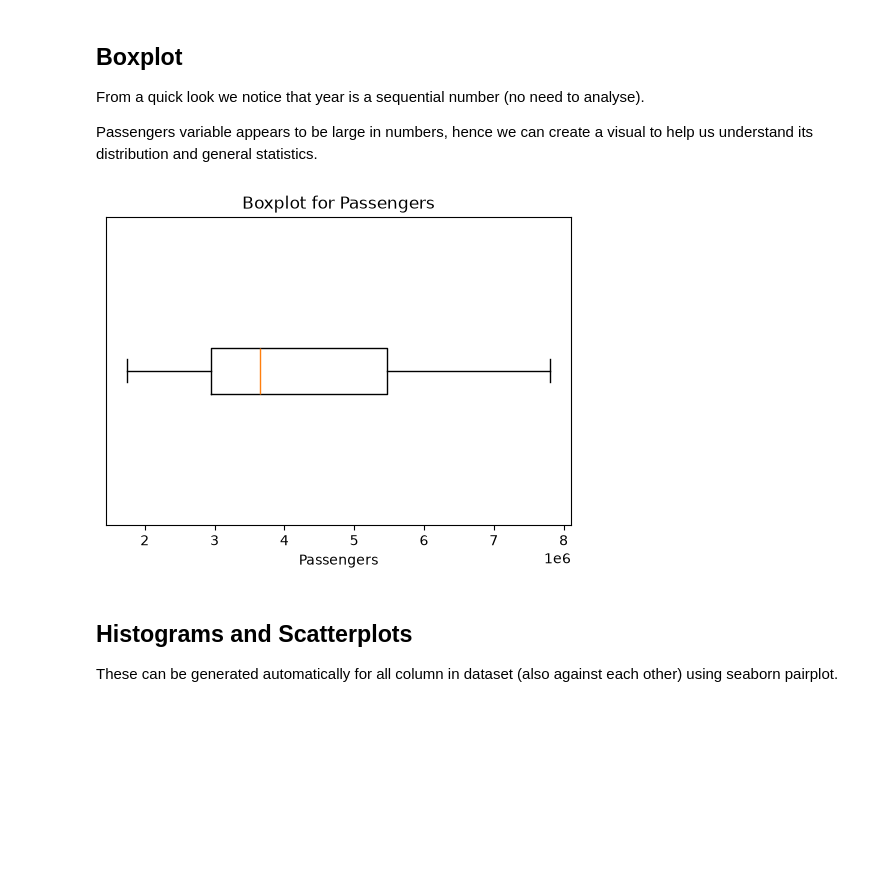
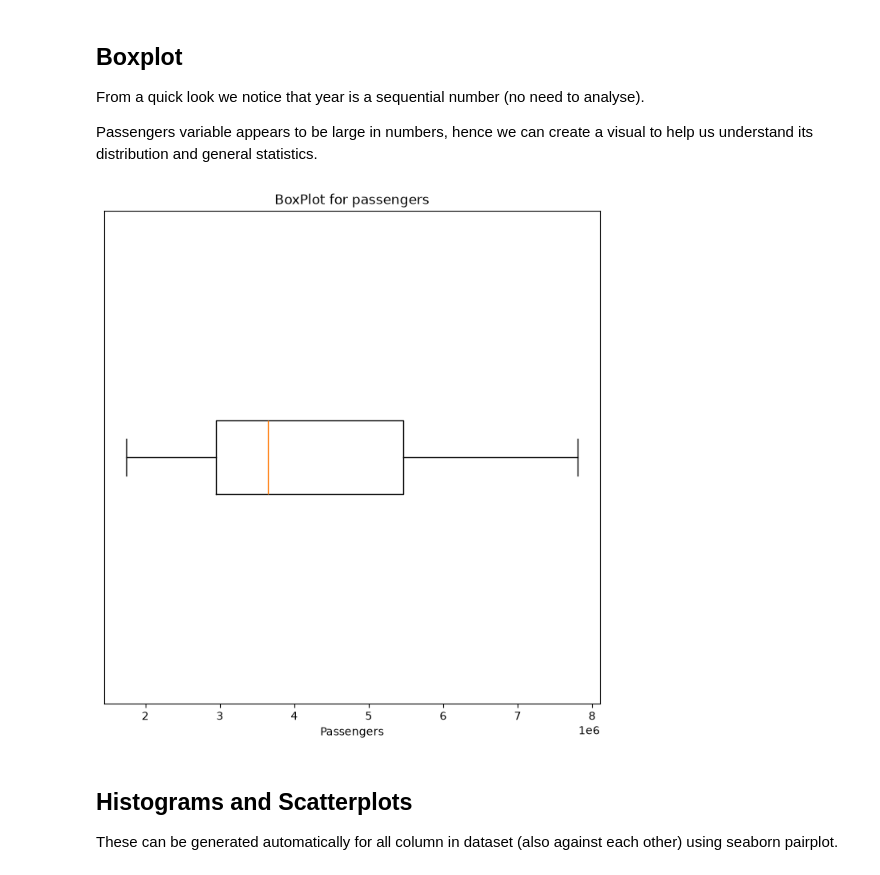
Before and after one commit to Dale-Alexander/ACI, a Jupyter notebook: 02_data_exploration/02_MIA.ipynb, the cells around one changed output. Saved outputs shown, nothing was run; the diff lists cells and outputs as text; code cells hidden in the pictures; blank space fills up the shorter version.

Commit message:
Further data preprocessing and beginning of new notebook

```diff
--- a/02_data_exploration/02_MIA.ipynb
+++ b/02_data_exploration/02_MIA.ipynb
@@ -21,7 +21,8 @@ Interpreting these statistics is very important because it helps us to understan
 import pandas as pd
 import os.path as osp
 
-df = pd.read_csv(osp.join('..', '..', 'data', 'mia', 'miaPassengers.txt'), sep='\t')
+path = osp.join('..', 'data', 'mia', 'miaPassengers.txt')
+df = pd.read_csv(path, sep='\t')
 df.info()
 # %% [output]
 <class 'pandas.DataFrame'>
@@ -74,15 +81,16 @@ From a quick look we notice that year is a sequential number (no need to analyse
 Passengers variable appears to be large in numbers, hence we can create a visual to help us understand its distribution and general statistics.
 # %%
 import matplotlib.pyplot as plt
-
-plt.figure(figsize=(6, 4))
+plt.figure(figsize=(8,8))
 plt.boxplot(df['passengers'], orientation='horizontal')
-plt.title('Boxplot for Passengers')
+plt.title('BoxPlot for passengers')
+plt.yticks([])
+#removes all tick marks and tick labels from the y-axis,
+#making the vertical axis completely blank
 plt.xlabel('Passengers')
-plt.yticks([])
 plt.show()
 # %% [output]
-[figure, old version]
+[figure, new version]
 # %% [markdown]
 ## Histograms and Scatterplots
 
```
Also changed, not shown: parts of 9 cells of this notebook, 5 other files.
